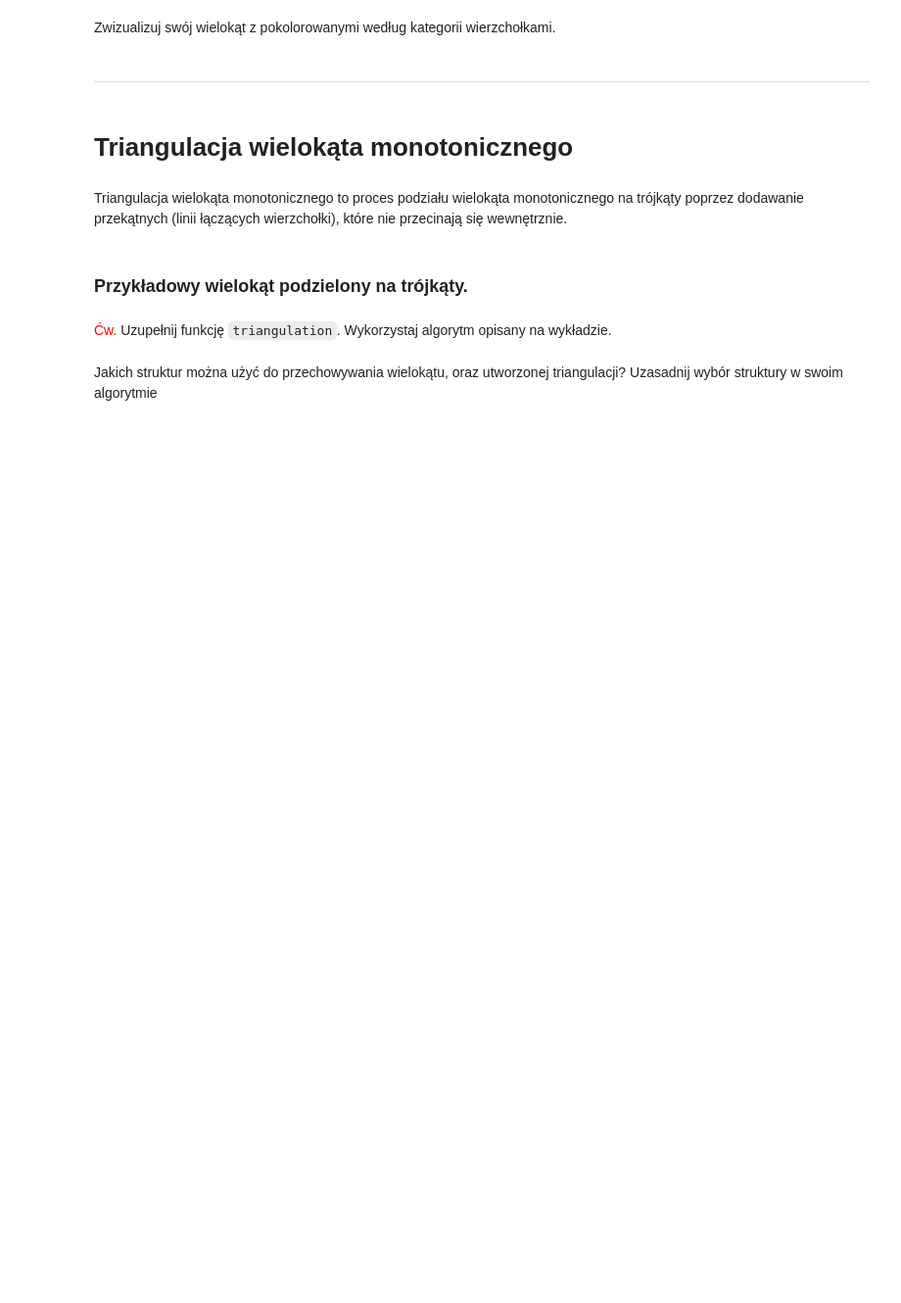
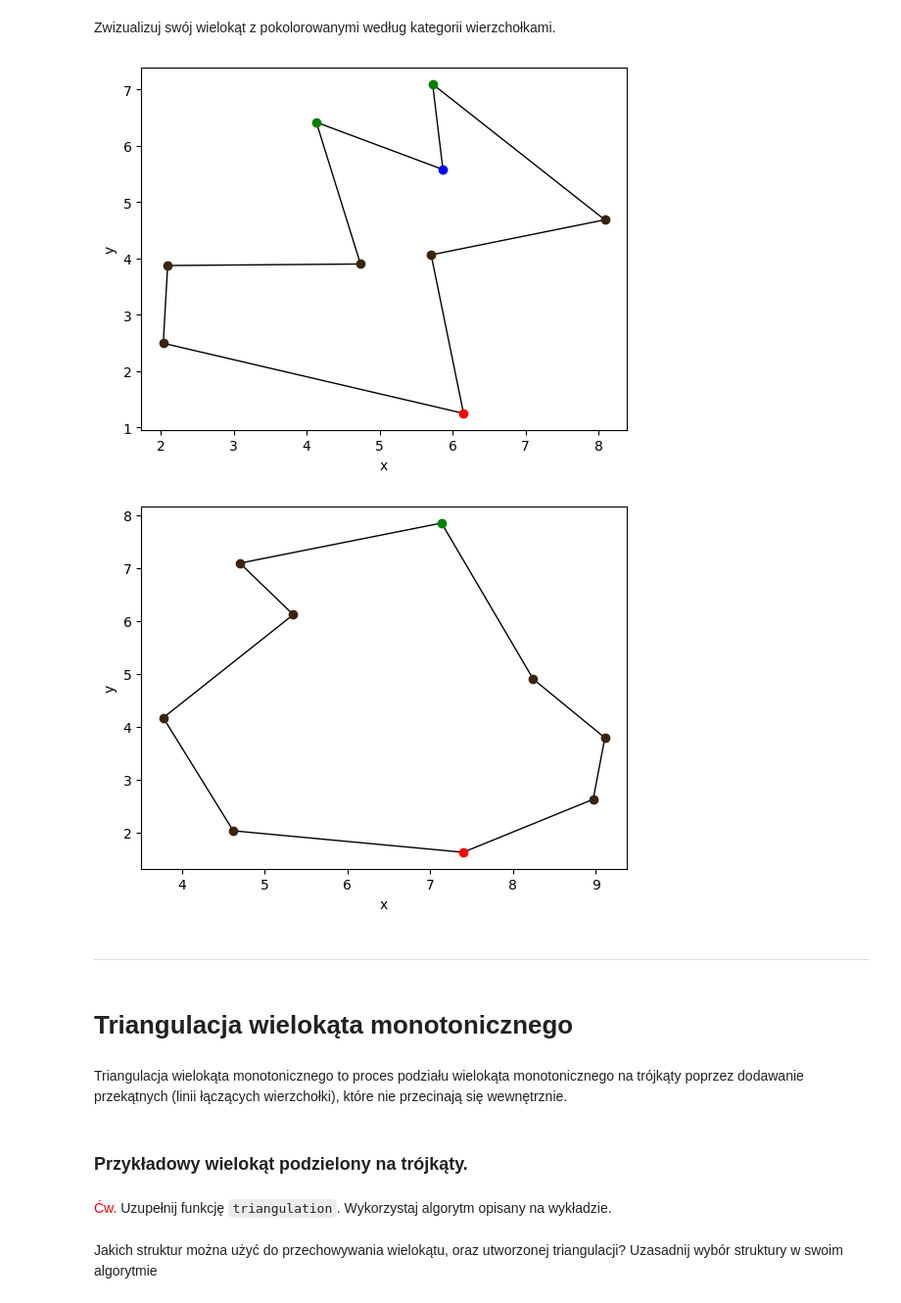
Before and after one commit to NCCMNT/Geometric-Algorithms, a Jupyter notebook: lab3/main.ipynb, the cells around one changed output. Shown: that part at 98% size. Saved outputs shown, nothing was run; the diff lists cells and outputs as text; code cells hidden in the pictures; blank space fills up the shorter version.

```diff
--- a/lab3/main.ipynb
+++ b/lab3/main.ipynb
@@ -143,7 +225,31 @@ def color_vertex(polygon):
     :param polygon: tablica krotek punktów na płaszczyźnie euklidesowej podanych przeciwnie do ruchu wskazówek zegara - nasz wielokąt
     :return: tablica o długości n, gdzie n = len(polygon), zawierająca cyfry z przedziału 0 - 4, gdzie T[i] odpowiada kategorii i-tego wierzchołka.
     """
-    raise Exception("Unimplemented")
+    n = len(polygon)
+    categorized_points = [None] * n
+
+    for i in range(n):
+        previous = polygon[i-1]
+        considered= polygon[i]
+        next= polygon[(i+1)%n]
+
+        px, py = previous
+        cx, cy = considered
+        nx, ny = next
+
+        orient_result = orient(previous, considered, next)
+
+        if py < cy and ny < cy:
+            if orient_result > 0: categorized_points[i] = 0
+            elif orient_result < 0: categorized_points[i] = 3
+
+        elif py > cy and ny > cy:
+            if orient_result < 0: categorized_points[i] = 2
+            elif orient_result > 0: categorized_points[i] = 1
+
+        else: categorized_points[i] = 4
+
+    return categorized_points
 # %% [markdown]
 Przeprowadź test poprawności powyższej funkcji.
 # %%
@@ -156,3 +273,12 @@ draw_polygon_colors(polygon,colors)
+# %%
+colors = color_vertex(my_polygon1)
+draw_polygon_colors(my_polygon1,colors)
+
+colors = color_vertex(my_polygon2)
+draw_polygon_colors(my_polygon2,colors)
+# %% [output]
+[figure, added]
+[figure, added]
 # %% [markdown]
 ***
 # %% [markdown]
```
Also changed, not shown: parts of 12 cells of this notebook.
